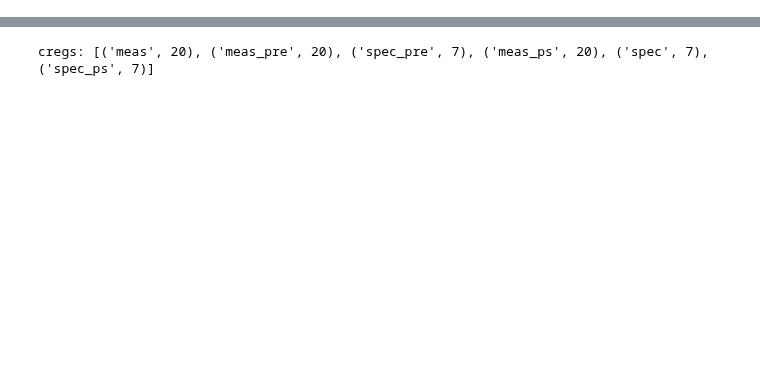
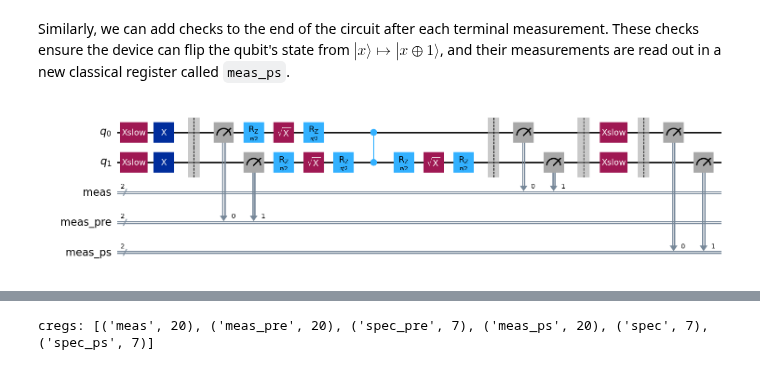
Before and after one commit to Qiskit/qiskit-addon-utils, a Jupyter notebook: docs/how_tos/postselection_with_bit_flip_checks.ipynb, the cells around one changed output, grey strips where cells are left out. Cells and saved outputs as stored; diff of their text form; code cells hidden in the pictures; blank space fills up the shorter version.

```diff
--- a/docs/how_tos/postselection_with_bit_flip_checks.ipynb
+++ b/docs/how_tos/postselection_with_bit_flip_checks.ipynb
@@ -2,0 +45,9 @@
+# %% [markdown]
+Similarly, we can add checks to the end of the circuit after each terminal measurement. These checks ensure the device can flip the qubit's state from $|x\rangle \mapsto |x\oplus1\rangle$, and their measurements are read out in a new classical register called ``meas_ps``.
+# %%
+from qiskit_addon_utils.noise_management.bit_flip_checks.passes import AddPostCircuitBitFlipChecks
+
+qc_w_checks = PassManager([AddPostCircuitBitFlipChecks()]).run(qc_w_checks)
+qc_w_checks.draw("mpl", idle_wires=False)
+# %% [output]
+[figure, added]
```
Also changed, not shown: parts of 19 cells of this notebook.
